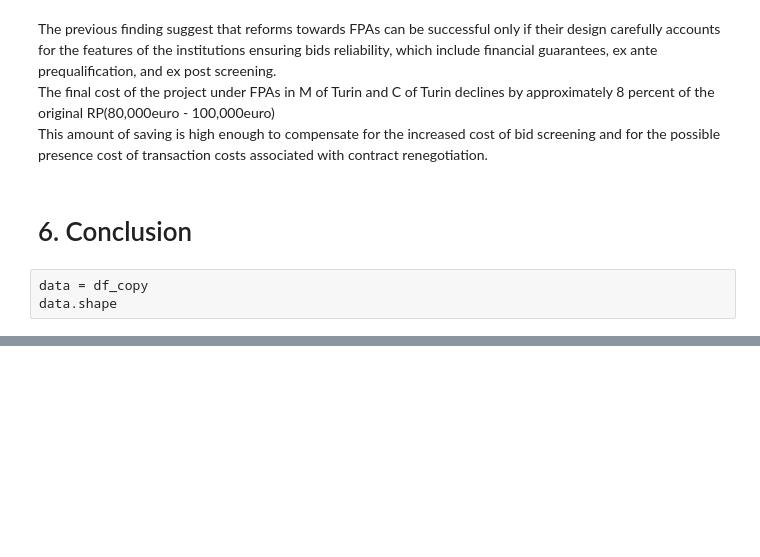
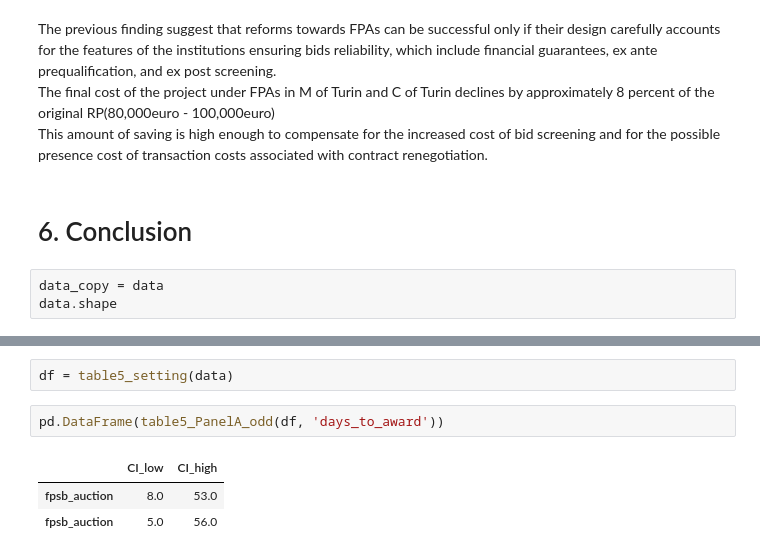
Before and after one commit to huiren-j/Replication-of-Decarolis-2014-, a Jupyter notebook: project_HyeinJeong.ipynb, the cells around one changed output, grey strips where cells are left out. Saved outputs shown, nothing was run; the diff lists cells and outputs as text; blank space fills up the shorter version.

```diff
--- a/project_HyeinJeong.ipynb
+++ b/project_HyeinJeong.ipynb
@@ -293,6 +306,6 @@ This amount of saving is high enough to compensate for the increased cost of bid
 # %% [markdown]
 # 6. Conclusion
 # %%
-data = df_copy
+data_copy = data
 data.shape
 # %% [output]
@@ -669,0 +683,8 @@ KeyError: "Columns not found: 'discount_beta'"
+# %%
+df = table5_setting(data)
+# %%
+pd.DataFrame(table5_PanelA_odd(df, 'days_to_award'))
+# %% [output]
+|  | CI_low | CI_high |
+| fpsb_auction | 8.0 | 53.0 |
+| fpsb_auction | 5.0 | 56.0 |
```
Also changed, not shown: parts of 11 cells of this notebook, 5 other files.
